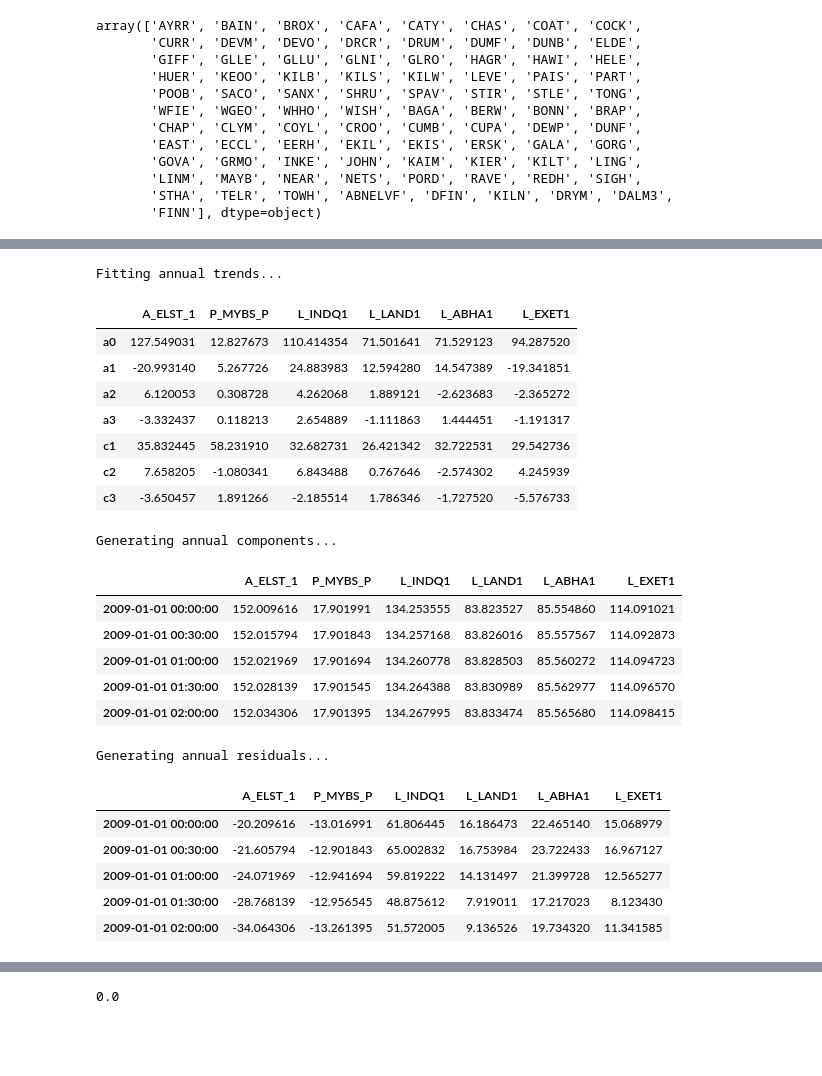
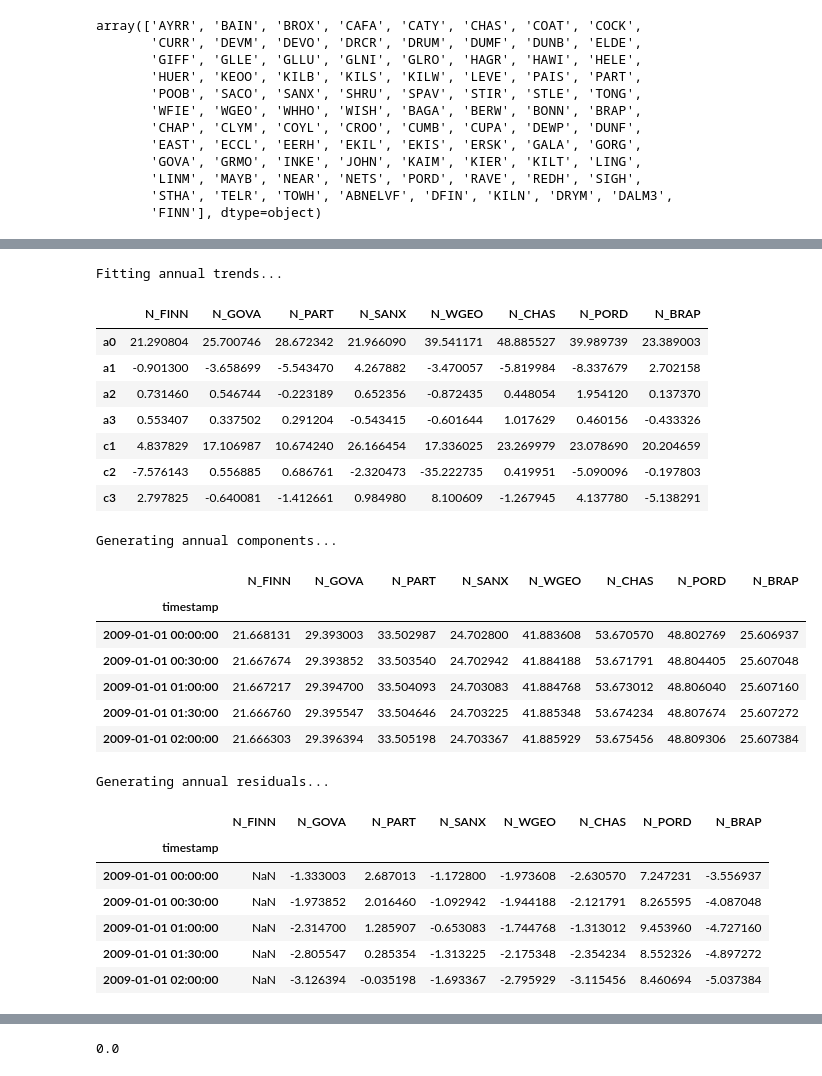
Before and after one commit to GraemeHawker/gsp_spectra, a Jupyter notebook: GSP_detrend.ipynb, the cells around one changed output, grey strips where cells are left out. Saved outputs shown, nothing was run; the diff lists cells and outputs as text; code cells hidden in the pictures; blank space fills up the shorter version.

```diff
--- a/GSP_detrend.ipynb
+++ b/GSP_detrend.ipynb
@@ -106,17 +111,19 @@ def diurnalTrendWithSeason(t,coefficients):
 
 #wrapper to curve fitting function to return annual trend coefficients
 def getAnnualCoefficients(timeseries):
+    timeseries = timeseries.dropna()
     integerIndex=np.arange(len(timeseries))
     Apopt, Apcov = curve_fit(annualTrend, integerIndex, timeseries, p0=np.array([0.1,0.1,0.1,0.1,0.1,0.1,0.1]))
     return Apopt
 
 #wrapper to curve fitting function to return diurnal trend coefficients
 def getDiurnalTrendCoefficients(timeseries):
+    timeseries = timeseries.dropna()
     Dpopt, Dpcov = curve_fit(diurnalTrend, np.arange(24), timeseries, p0=np.array([0.1,0.1,0.1,0.1,0.1]))
     return Dpopt
 # %%
 #paths
-GSP_data_path = '/users/graeme/Downloads/p114_gsp_data.zip'
+GSP_data_path = '/home/graeme/Downloads/P114_gsp_data.zip'
 # %%
 #list all GSPs in a given GSP group area
 GSP_area = 'N'
@@ -146,7 +148,15 @@ start_date, end_date = dt.date(2009,1,1), dt.date(2019,1,1)
 # %%
-#extract raw data and collate into dataframe
-#with half-hourly datetime index and each GSP as a column
-raw_data_array = []
+#GSPs and date range to select
+#GSPs = ['A_ELST_1', 'P_MYBS_P', 'L_INDQ1', 'L_LAND1', 'L_ABHA1', 'L_EXET1'] # variety from around GB
+GSPs = ['N_FINN', 'N_GOVA', 'N_PART', 'N_SANX', 'N_WGEO', 'N_CHAS', 'N_PORD', 'N_BRAP'] # Glasgow GSPs
+start_date, end_date = dt.date(2009,1,1), dt.date(2019,1,1)
+
+#set up blank dataframe
+rawTimeSeries = pd.DataFrame(columns=['timestamp']+GSPs)
+rawTimeSeries['timestamp'] = pd.DatetimeIndex(start=start_date,end=end_date,freq='30T')
+rawTimeSeries.set_index('timestamp', inplace=True)
+
+#fetch data for each GSP and overwrite values in dataframe
 for GSP in GSPs:
     print(GSP)
     with zipfile.ZipFile(GSP_data_path) as z:
@@ -158,16 +168,10 @@ for GSP in GSPs:
                                                                                     int(str(row['settlement_date'])[6:8])),
                                                                         row['settlement_period'],
                                                                         period_start=True), axis=1)
-            trimmed_data = gsp_data[['timestamp', 'meter_volume']].set_index('timestamp').sort_index()[start_date:end_date]
-            assert(len(trimmed_data) == (end_date-start_date)/dt.timedelta(minutes=30)+1) # check expected amount of data
-            raw_data_array.append(list(trimmed_data['meter_volume'].values))
-
-rawTimeSeries = pd.DataFrame(np.array(raw_data_array).T,
-                             index = pd.DatetimeIndex(start=start_date,
-                                                      end=end_date,
-                                                      freq='30T'),
-                             columns = GSPs)
-
-rawTimeSeries.head()
+            #gsp_data = gsp_data[['timestamp', 'meter_volume']].set_index('timestamp').sort_index()
+            rawTimeSeries.update(gsp_data[['timestamp', 'meter_volume']].set_index('timestamp').sort_index().rename(columns={'meter_volume':GSP}).tz_convert(None))
+rawTimeSeries = rawTimeSeries.convert_objects(convert_numeric=True)
+rawTimeSeries = rawTimeSeries*2 # convert MWh/30mins to MW
+rawTimeSeries
 # %% [output]
 N_FINN
@@ -207,33 +210,34 @@ annualCoeffsDF.index = ['a0','a1','a2','a3','c1','c2','c3']
 annualCoeffsDF
 # %% [output]
 Fitting annual trends...
-|  | A_ELST_1 | P_MYBS_P | L_INDQ1 | L_LAND1 | L_ABHA1 | L_EXET1 |
-| a0 | 127.549031 | 12.827673 | 110.414354 | 71.501641 | 71.529123 | 94.287520 |
-| a1 | -20.993140 | 5.267726 | 24.883983 | 12.594280 | 14.547389 | -19.341851 |
-| a2 | 6.120053 | 0.308728 | 4.262068 | 1.889121 | -2.623683 | -2.365272 |
-| a3 | -3.332437 | 0.118213 | 2.654889 | -1.111863 | 1.444451 | -1.191317 |
-| c1 | 35.832445 | 58.231910 | 32.682731 | 26.421342 | 32.722531 | 29.542736 |
-| c2 | 7.658205 | -1.080341 | 6.843488 | 0.767646 | -2.574302 | 4.245939 |
-| c3 | -3.650457 | 1.891266 | -2.185514 | 1.786346 | -1.727520 | -5.576733 |
+|  | N_FINN | N_GOVA | N_PART | N_SANX | N_WGEO | N_CHAS | N_PORD | N_BRAP |
+| a0 | 21.290804 | 25.700746 | 28.672342 | 21.966090 | 39.541171 | 48.885527 | 39.989739 | 23.389003 |
+| a1 | -0.901300 | -3.658699 | -5.543470 | 4.267882 | -3.470057 | -5.819984 | -8.337679 | 2.702158 |
+| a2 | 0.731460 | 0.546744 | -0.223189 | 0.652356 | -0.872435 | 0.448054 | 1.954120 | 0.137370 |
+| a3 | 0.553407 | 0.337502 | 0.291204 | -0.543415 | -0.601644 | 1.017629 | 0.460156 | -0.433326 |
+| c1 | 4.837829 | 17.106987 | 10.674240 | 26.166454 | 17.336025 | 23.269979 | 23.078690 | 20.204659 |
+| c2 | -7.576143 | 0.556885 | 0.686761 | -2.320473 | -35.222735 | 0.419951 | -5.090096 | -0.197803 |
+| c3 | 2.797825 | -0.640081 | -1.412661 | 0.984980 | 8.100609 | -1.267945 | 4.137780 | -5.138291 |
 # %%
 #create mirror of timeseries data with calculated annual components only
 print("Generating annual components...")
 annualComponentTimeSeries = pd.DataFrame(index=rawTimeSeries.index)
 for column in annualCoeffsDF:
     columnData = pd.DataFrame([annualTrend(x,*annualCoeffsDF[column].values)
-                               for x in np.arange(len(rawTimeSeries.index+1))],
+                               for x in np.arange(len(rawTimeSeries.index))],
                               index=rawTimeSeries.index,
                               columns=['data'])
     annualComponentTimeSeries[column] = columnData.loc[:,['data']]
 annualComponentTimeSeries.head()
 # %% [output]
 Generating annual components...
-|  | A_ELST_1 | P_MYBS_P | L_INDQ1 | L_LAND1 | L_ABHA1 | L_EXET1 |
-| 2009-01-01 00:00:00 | 152.009616 | 17.901991 | 134.253555 | 83.823527 | 85.554860 | 114.091021 |
-| 2009-01-01 00:30:00 | 152.015794 | 17.901843 | 134.257168 | 83.826016 | 85.557567 | 114.092873 |
-| 2009-01-01 01:00:00 | 152.021969 | 17.901694 | 134.260778 | 83.828503 | 85.560272 | 114.094723 |
-| 2009-01-01 01:30:00 | 152.028139 | 17.901545 | 134.264388 | 83.830989 | 85.562977 | 114.096570 |
-| 2009-01-01 02:00:00 | 152.034306 | 17.901395 | 134.267995 | 83.833474 | 85.565680 | 114.098415 |
+|  | N_FINN | N_GOVA | N_PART | N_SANX | N_WGEO | N_CHAS | N_PORD | N_BRAP |
+| timestamp |  |  |  |  |  |  |  |  |
+| 2009-01-01 00:00:00 | 21.668131 | 29.393003 | 33.502987 | 24.702800 | 41.883608 | 53.670570 | 48.802769 | 25.606937 |
+| 2009-01-01 00:30:00 | 21.667674 | 29.393852 | 33.503540 | 24.702942 | 41.884188 | 53.671791 | 48.804405 | 25.607048 |
+| 2009-01-01 01:00:00 | 21.667217 | 29.394700 | 33.504093 | 24.703083 | 41.884768 | 53.673012 | 48.806040 | 25.607160 |
+| 2009-01-01 01:30:00 | 21.666760 | 29.395547 | 33.504646 | 24.703225 | 41.885348 | 53.674234 | 48.807674 | 25.607272 |
+| 2009-01-01 02:00:00 | 21.666303 | 29.396394 | 33.505198 | 24.703367 | 41.885929 | 53.675456 | 48.809306 | 25.607384 |
 # %%
 #create mirror of timeseries data with residuals (subtract annual components from raw time series data)
 print("Generating annual residuals...")
@@ -241,12 +245,13 @@ annualResiduals = rawTimeSeries.subtract(annualComponentTimeSeries)
 annualResiduals.head()
 # %% [output]
 Generating annual residuals...
-|  | A_ELST_1 | P_MYBS_P | L_INDQ1 | L_LAND1 | L_ABHA1 | L_EXET1 |
-| 2009-01-01 00:00:00 | -20.209616 | -13.016991 | 61.806445 | 16.186473 | 22.465140 | 15.068979 |
-| 2009-01-01 00:30:00 | -21.605794 | -12.901843 | 65.002832 | 16.753984 | 23.722433 | 16.967127 |
-| 2009-01-01 01:00:00 | -24.071969 | -12.941694 | 59.819222 | 14.131497 | 21.399728 | 12.565277 |
-| 2009-01-01 01:30:00 | -28.768139 | -12.956545 | 48.875612 | 7.919011 | 17.217023 | 8.123430 |
-| 2009-01-01 02:00:00 | -34.064306 | -13.261395 | 51.572005 | 9.136526 | 19.734320 | 11.341585 |
+|  | N_FINN | N_GOVA | N_PART | N_SANX | N_WGEO | N_CHAS | N_PORD | N_BRAP |
+| timestamp |  |  |  |  |  |  |  |  |
+| 2009-01-01 00:00:00 | NaN | -1.333003 | 2.687013 | -1.172800 | -1.973608 | -2.630570 | 7.247231 | -3.556937 |
+| 2009-01-01 00:30:00 | NaN | -1.973852 | 2.016460 | -1.092942 | -1.944188 | -2.121791 | 8.265595 | -4.087048 |
+| 2009-01-01 01:00:00 | NaN | -2.314700 | 1.285907 | -0.653083 | -1.744768 | -1.313012 | 9.453960 | -4.727160 |
+| 2009-01-01 01:30:00 | NaN | -2.805547 | 0.285354 | -1.313225 | -2.175348 | -2.354234 | 8.552326 | -4.897272 |
+| 2009-01-01 02:00:00 | NaN | -3.126394 | -0.035198 | -1.693367 | -2.795929 | -3.115456 | 8.460694 | -5.037384 |
 # %%
 #get hourly averages by season for annual residuals
 print("Fitting diurnal trends...")
```
Also changed, not shown: parts of 16 cells of this notebook, 1 other file.
